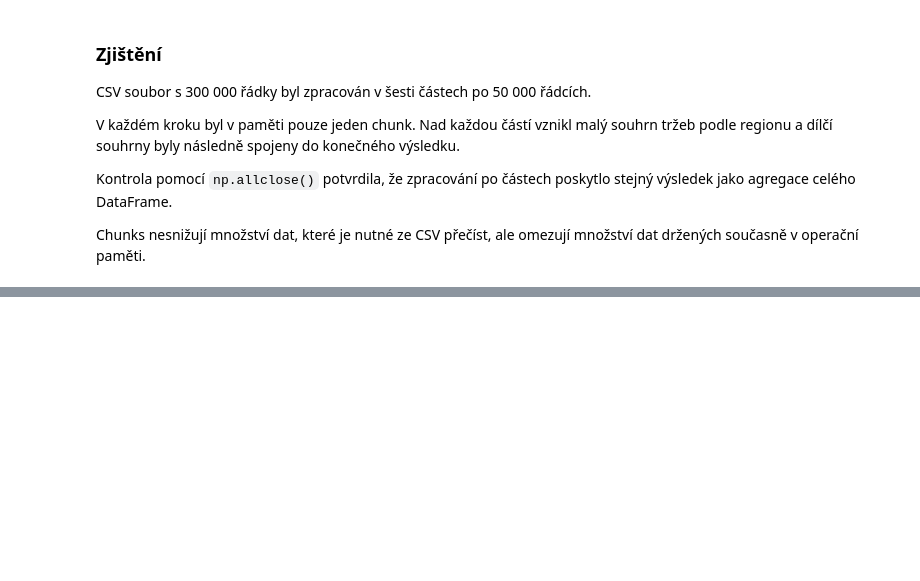
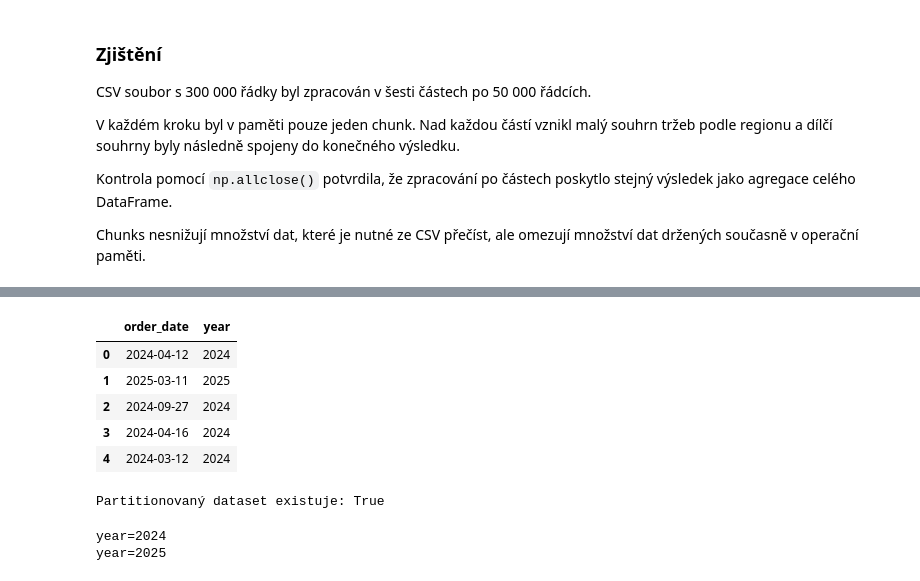
Before and after one commit to frantisekpapst-a11y/data-analytics-tools, a Jupyter notebook: notebooks/large-data-efficiency/large-data-efficiency-notebook.ipynb, the cells around one changed output, grey strips where cells are left out. Cells and saved outputs as stored; diff of their text form; code cells hidden in the pictures; blank space fills up the shorter version.

```diff
--- a/notebooks/large-data-efficiency/large-data-efficiency-notebook.ipynb
+++ b/notebooks/large-data-efficiency/large-data-efficiency-notebook.ipynb
@@ -1206,0 +1314,53 @@ Chunks nesnižují množství dat, které je nutné ze CSV přečíst, ale omezu
+# %%
+df_partitioned = df_generated.copy()
+
+df_partitioned["year"] = (
+    df_partitioned["order_date"]
+    .dt.year
+)
+
+display(
+    df_partitioned[
+        ["order_date", "year"]
+    ].head()
+)
+# %% [output]
+|  | order_date | year |
+| 0 | 2024-04-12 | 2024 |
+| 1 | 2025-03-11 | 2025 |
+| 2 | 2024-09-27 | 2024 |
+| 3 | 2024-04-16 | 2024 |
+| 4 | 2024-03-12 | 2024 |
+# %%
+import shutil
+
+PARTITIONED_PARQUET_PATH = (
+    PARQUET_PATH.parent
+    / "sales_partitioned"
+)
+
+if PARTITIONED_PARQUET_PATH.exists():
+    shutil.rmtree(
+        PARTITIONED_PARQUET_PATH
+    )
+
+df_partitioned.to_parquet(
+    PARTITIONED_PARQUET_PATH,
+    partition_cols=["year"],
+    index=False
+)
+
+print(
+    "Partitionovaný dataset existuje:",
+    PARTITIONED_PARQUET_PATH.exists()
+)
+# %% [output]
+Partitionovaný dataset existuje: True
+# %%
+for folder in sorted(
+    PARTITIONED_PARQUET_PATH.iterdir()
+):
+    print(folder.name)
+# %% [output]
+year=2024
+year=2025
```
Also changed, not shown: parts of 35 cells of this notebook.
